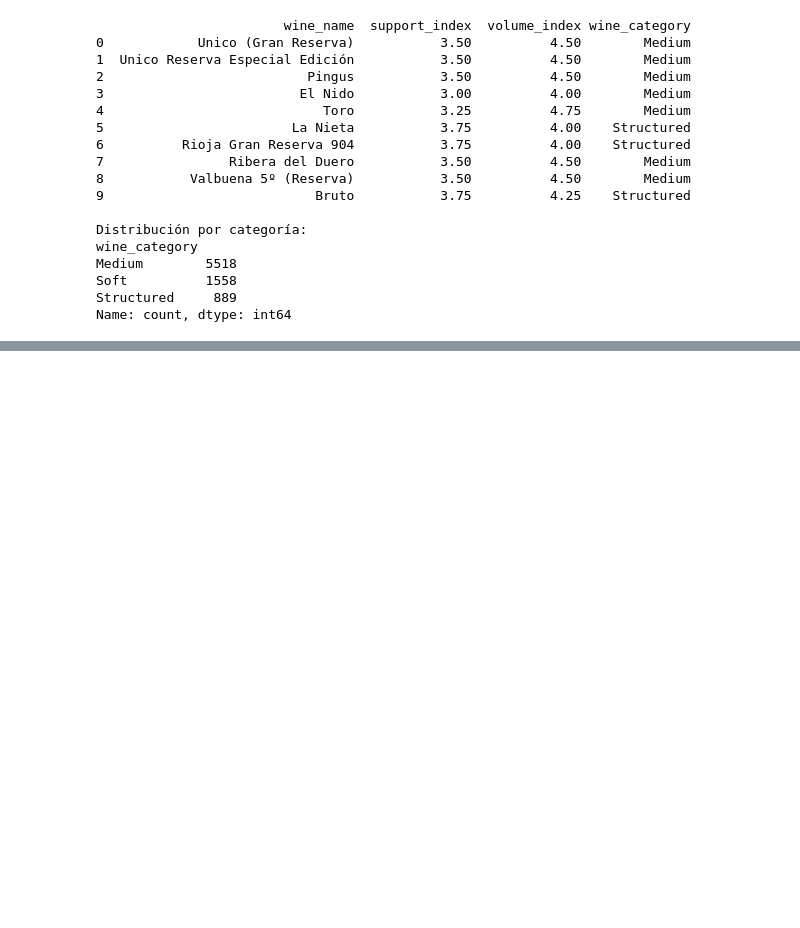
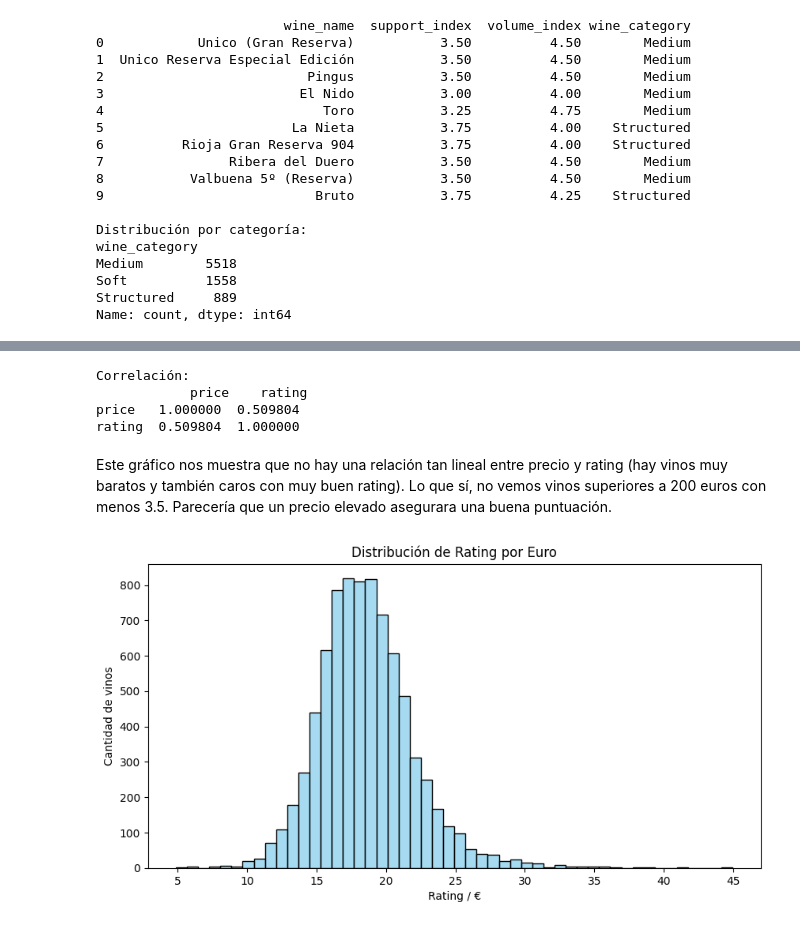
Before and after one commit to Joteiro/Primer-Proyecto-JT, a Jupyter notebook: eda.ipynb, the cells around one changed output, grey strips where cells are left out. Drawn from its saved outputs; the diff is of its cells as text; code cells hidden in the pictures; blank space fills up the shorter version.

```diff
--- a/eda.ipynb
+++ b/eda.ipynb
@@ -625,0 +865,19 @@ Name: count, dtype: int64
+# %%
+corr = df_filtered[["price", "rating"]].corr(method="pearson")
+print("Correlación:\n", corr)
+# %% [output]
+Correlación:
+            price    rating
+price   1.000000  0.509804
+rating  0.509804  1.000000
+# %% [markdown]
+Este gráfico nos muestra que no hay una relación tan lineal entre precio y rating (hay vinos muy baratos y también caros con muy buen rating). Lo que sí, no vemos vinos superiores a 200 euros con menos 3.5. Parecería que un precio elevado asegurara una buena puntuación.
+# %%
+plt.figure(figsize=(10,5))
+sns.histplot(df["rating_per_euro"], bins=50, kde=False, color="skyblue")
+plt.title("Distribución de Rating por Euro")
+plt.xlabel("Rating / €")
+plt.ylabel("Cantidad de vinos")
+plt.show()
+# %% [output]
+[figure, added]
```
Also changed, not shown: parts of 13 cells of this notebook, 6 other files.
